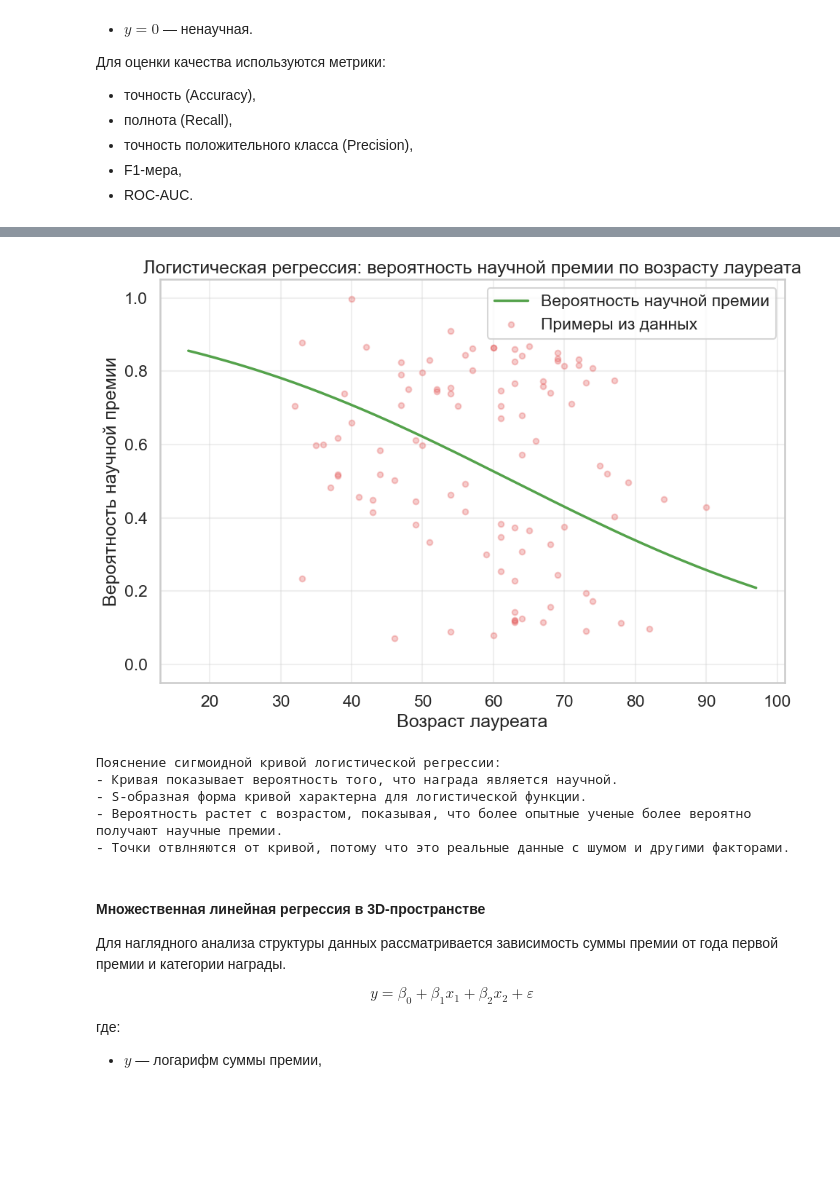
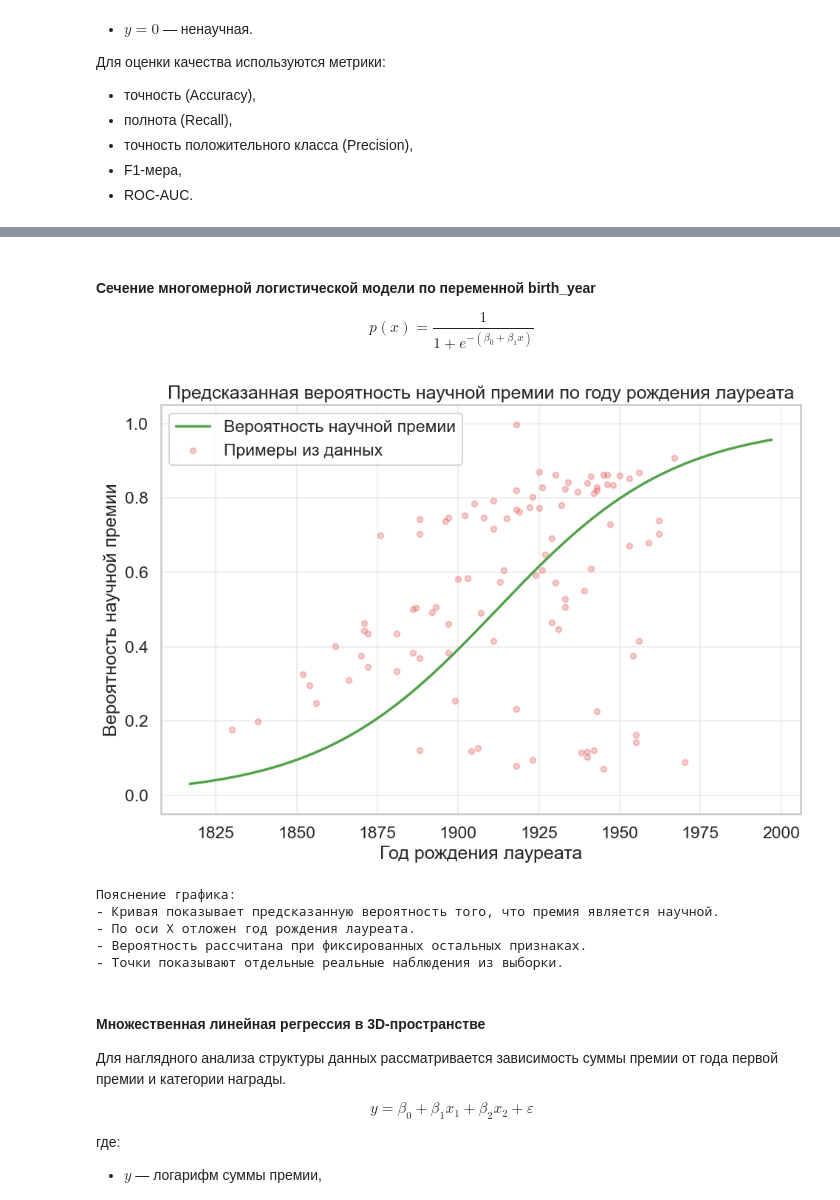
Before and after one commit to slendchat/MStAD, a Jupyter notebook: lab02/MSAD_lab2.ipynb, the cells around one changed output, grey strips where cells are left out. Saved outputs shown, nothing was run; the diff lists cells and outputs as text; code cells hidden in the pictures; blank space fills up the shorter version.

```diff
--- a/lab02/MSAD_lab2.ipynb
+++ b/lab02/MSAD_lab2.ipynb
@@ -1072,50 +1109,71 @@ plt.show()
+# %% [markdown]
+#### Cечение многомерной логистической модели по переменной birth_year
+$$
+p(x)=\frac{1}{1+e^{-(\beta_0 + \beta_1 x)}}
+$$
 # %%
 from scipy.special import expit
 
-clf_feature_names = (clf_model.named_steps["preprocessor"].get_feature_names_out())
-age_index = list(clf_feature_names).index("num__age_awarded")
+clf_feature_names = clf_model.named_steps["preprocessor"].get_feature_names_out()
+birth_year_index = list(clf_feature_names).index("num__birth_year")
 
-age_range = np.linspace(clf_df["age_awarded"].min(), clf_df["age_awarded"].max(), 300)
+birth_year_range = np.linspace(clf_df["birth_year"].min(), clf_df["birth_year"].max(), 300)
 
 predict_data = pd.DataFrame({
-    "age_awarded": age_range,
-    "award_year_num": [clf_df["award_year_num"].mean()] * len(age_range),
-    "prize_amount_log": [clf_df["prize_amount_log"].mean()] * len(age_range),
-    "prize_count": [clf_df["prize_count"].mean()] * len(age_range),
-    "gender": [clf_df["gender"].mode()[0]] * len(age_range),
-    "continent_group": [clf_df["continent_group"].mode()[0]] * len(age_range),
+    "birth_year": birth_year_range,
+    "award_year_num": [clf_df["award_year_num"].mean()] * len(birth_year_range),
+    "prize_amount_log": [clf_df["prize_amount_log"].mean()] * len(birth_year_range),
+    "prize_count": [clf_df["prize_count"].mean()] * len(birth_year_range),
+    "gender": [clf_df["gender"].mode()[0]] * len(birth_year_range),
+    "continent_group": [clf_df["continent_group"].mode()[0]] * len(birth_year_range),
 })
 
 probabilities = clf_model.predict_proba(predict_data)[:, 1]
 
 plt.figure(figsize=(10, 7))
-plt.plot(age_range, probabilities, color="#54A24B", linewidth=2.5, label="Вероятность научной премии")
+plt.plot(
+    birth_year_range,
+    probabilities,
+    color="#54A24B",
+    linewidth=2.5,
+    label="Вероятность научной премии"
+)
 
 sample_data = clf_df.sample(min(100, len(clf_df)), random_state=42)
-sample_predict = clf_model.predict_proba(sample_data[["age_awarded", "award_year_num", "prize_amount_log", "prize_count", "gender", "continent_group"]])[:, 1]
-plt.scatter(sample_data["age_awarded"], sample_predict, alpha=0.3, s=30, color="#E45756", label="Примеры из данных")
+sample_predict = clf_model.predict_proba(
+    sample_data[["birth_year", "award_year_num", "prize_amount_log", "prize_count", "gender", "continent_group"]]
+)[:, 1]
 
-plt.title("Логистическая регрессия: вероятность научной премии по возрасту лауреата")
-plt.xlabel("Возраст лауреата")
+plt.scatter(
+    sample_data["birth_year"],
+    sample_predict,
+    alpha=0.3,
+    s=30,
+    color="#E45756",
+    label="Примеры из данных"
+)
+
+plt.title("Предсказанная вероятность научной премии по году рождения лауреата")
+plt.xlabel("Год рождения лауреата")
 plt.ylabel("Вероятность научной премии")
 plt.ylim(-0.05, 1.05)
 plt.grid(True, alpha=0.3)
 plt.legend()
 plt.tight_layout()
 plt.show()
 
-print("Пояснение сигмоидной кривой логистической регрессии:")
-print("- Кривая показывает вероятность того, что награда является научной.")
-print("- S-образная форма кривой характерна для логистической функции.")
-print("- Вероятность растет с возрастом, показывая, что более опытные ученые более вероятно получают научные премии.")
-print("- Точки отвлняются от кривой, потому что это реальные данные с шумом и другими факторами.")
+print("Пояснение графика:")
+print("- Кривая показывает предсказанную вероятность того, что премия является научной.")
+print("- По оси X отложен год рождения лауреата.")
+print("- Вероятность рассчитана при фиксированных остальных признаках.")
+print("- Точки показывают отдельные реальные наблюдения из выборки.")
 # %% [output]
-[figure, old version]
+[figure, new version]
-Пояснение сигмоидной кривой логистической регрессии:
-- Кривая показывает вероятность того, что награда является научной.
-- S-образная форма кривой характерна для логистической функции.
-- Вероятность растет с возрастом, показывая, что более опытные ученые более вероятно получают научные премии.
-- Точки отвлняются от кривой, потому что это реальные данные с шумом и другими факторами.
+Пояснение графика:
+- Кривая показывает предсказанную вероятность того, что премия является научной.
+- По оси X отложен год рождения лауреата.
+- Вероятность рассчитана при фиксированных остальных признаках.
+- Точки показывают отдельные реальные наблюдения из выборки.
 # %% [markdown]
 #### Множественная линейная регрессия в 3D-пространстве
 
```
Also changed, not shown: parts of 2 cells of this notebook.
